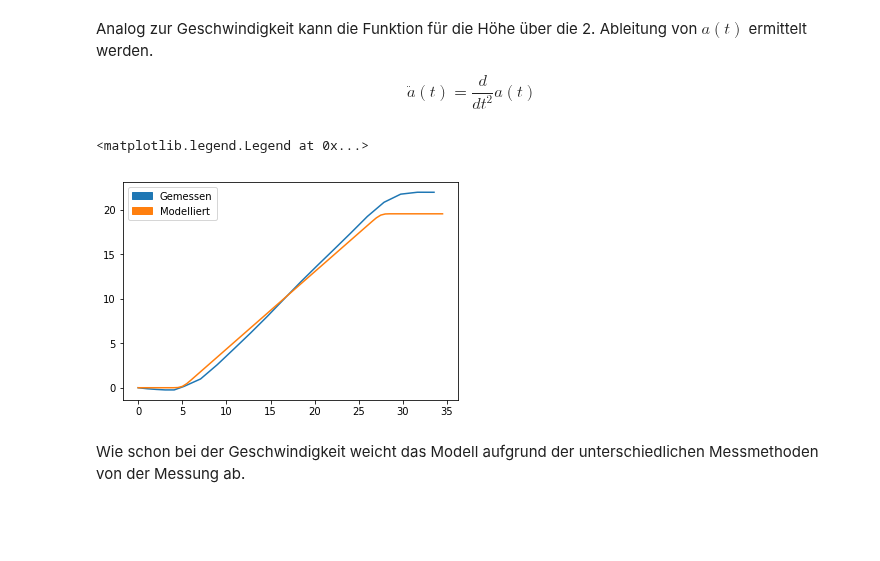
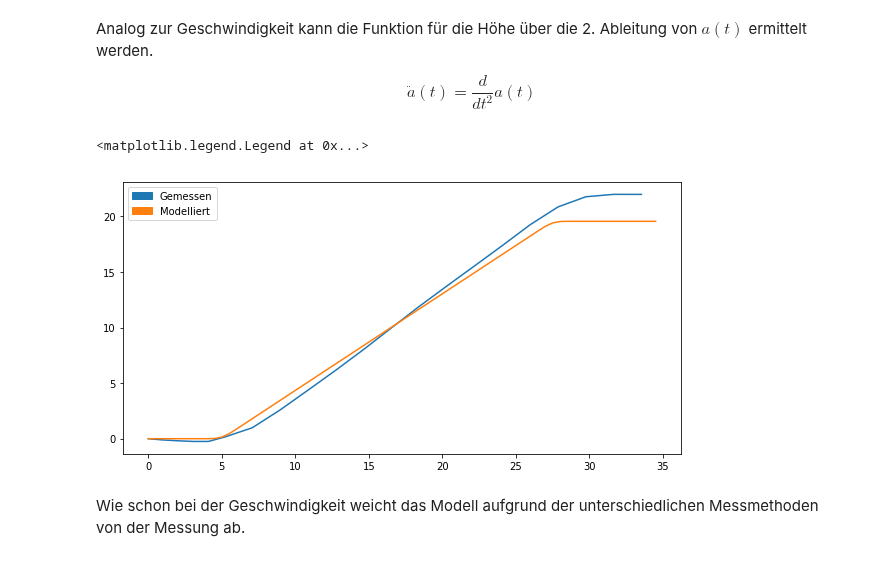
Before and after one commit to darenegade/modellbildung, a Jupyter notebook: Abgabe1/Abgabe1.ipynb, the cells around one changed output. Drawn from its saved outputs; the diff is of its cells as text; code cells hidden in the pictures; blank space fills up the shorter version.

```diff
--- a/Abgabe1/Abgabe1.ipynb
+++ b/Abgabe1/Abgabe1.ipynb
@@ -108,19 +111,20 @@ $$
 \ddot{a}(t) = \frac{d}{dt^2} a(t)
 $$
 # %%
+plt.subplots(figsize=(10,5))
 plt.plot(pvData['Time (s)'], pvData['Height (m)'], color='C0')
 
 s_model = lambda t: integrate.quad(v_model, 0, t, full_output=True)[0]
 
 #Takes up to 60 Sec
 plt.plot(np.arange(0, 35, 0.5), [s_model(x) for x in np.arange(0, 35, 0.5)], color='C1')
 
 red_patch = mpatches.Patch(color='C0', label='Gemessen')
 blue_patch = mpatches.Patch(color='C1', label='Modelliert')
 plt.legend(handles=[red_patch, blue_patch])
 # %% [output]
 <matplotlib.legend.Legend at 0x...>
-[figure, old version]
+[figure, new version]
 # %% [markdown]
 Wie schon bei der Geschwindigkeit weicht das Modell aufgrund der unterschiedlichen Messmethoden von der Messung ab.
 # %% [markdown]
```
Also changed, not shown: parts of 10 cells of this notebook, 1 other file.
